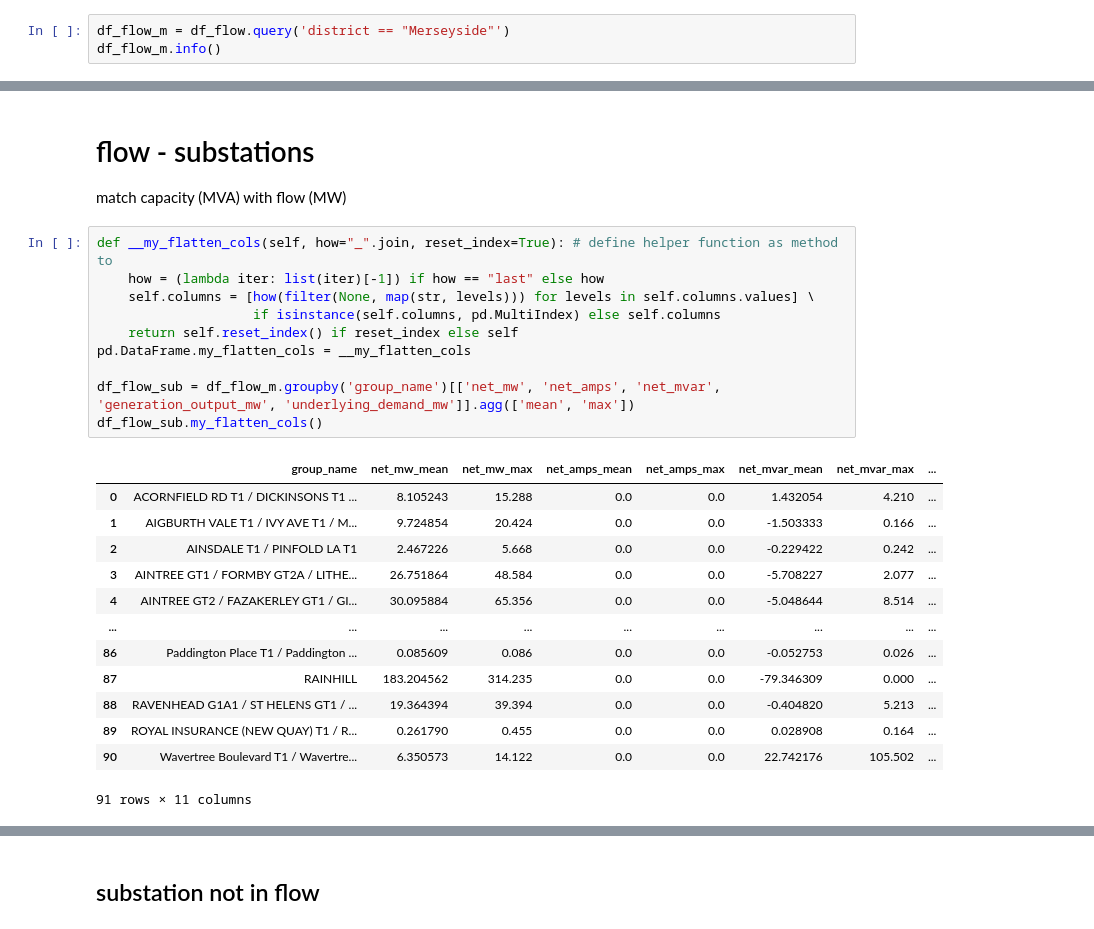
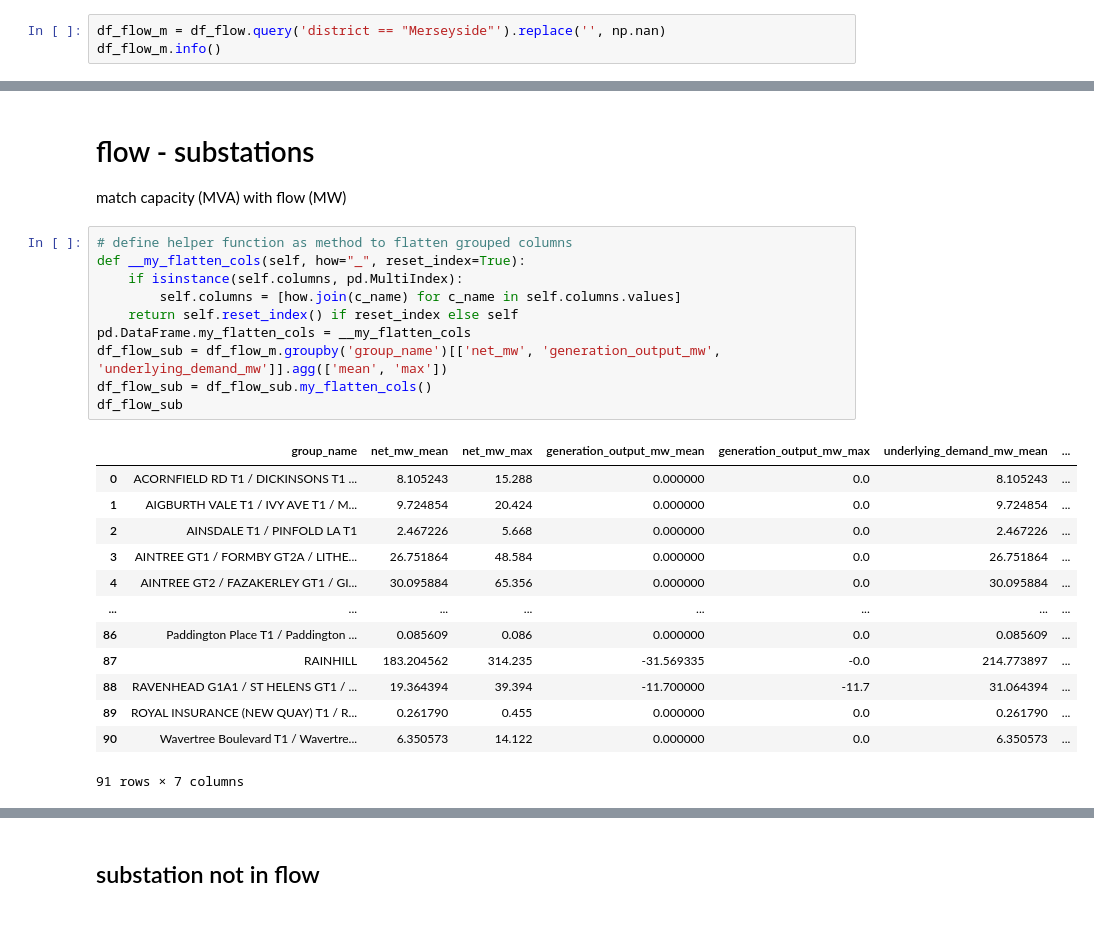
Before and after one commit to frkz501/final-project-patit, a Jupyter notebook: code.ipynb, the cells around one changed output, grey strips where cells are left out. Cells and saved outputs as stored; diff of their text form.

```diff
--- a/code.ipynb
+++ b/code.ipynb
@@ -202,7 +308,7 @@ df_flow.head()
 | 3 | 2023-12-30 07:00:00 | 0 | 4.323 | 0.0 | 0.141 | NaN | NaN | NaN | ... |
 | 4 | 2023-12-30 07:30:00 | 0 | 4.481 | 0.0 | 0.117 | NaN | NaN | NaN | ... |
 # %%
-df_flow_m = df_flow.query('district == "Merseyside"')
+df_flow_m = df_flow.query('district == "Merseyside"').replace('', np.nan)
 df_flow_m.info()
 # %% [output]
 <class 'pandas.core.frame.DataFrame'>
@@ -416,27 +535,27 @@ The default value of `n_init` will change from 10 to 'auto' in 1.4. Set the valu
 # flow - substations
 match capacity (MVA) with flow (MW)
 # %%
-def __my_flatten_cols(self, how="_".join, reset_index=True): # define helper function as method to
-    how = (lambda iter: list(iter)[-1]) if how == "last" else how
-    self.columns = [how(filter(None, map(str, levels))) for levels in self.columns.values] \
-                    if isinstance(self.columns, pd.MultiIndex) else self.columns
+# define helper function as method to flatten grouped columns
+def __my_flatten_cols(self, how="_", reset_index=True):
+    if isinstance(self.columns, pd.MultiIndex):
+        self.columns = [how.join(c_name) for c_name in self.columns.values]
     return self.reset_index() if reset_index else self
 pd.DataFrame.my_flatten_cols = __my_flatten_cols
-
-df_flow_sub = df_flow_m.groupby('group_name')[['net_mw', 'net_amps', 'net_mvar', 'generation_output_mw', 'underlying_demand_mw']].agg(['mean', 'max'])
-df_flow_sub.my_flatten_cols()
+df_flow_sub = df_flow_m.groupby('group_name')[['net_mw', 'generation_output_mw', 'underlying_demand_mw']].agg(['mean', 'max'])
+df_flow_sub = df_flow_sub.my_flatten_cols()
+df_flow_sub
 # %% [output]
-|  | group_name | net_mw_mean | net_mw_max | net_amps_mean | net_amps_max | net_mvar_mean | net_mvar_max | ... |
-| 0 | ACORNFIELD RD T1 / DICKINSONS T1 ... | 8.105243 | 15.288 | 0.0 | 0.0 | 1.432054 | 4.210 | ... |
-| 1 | AIGBURTH VALE T1 / IVY AVE T1 / M... | 9.724854 | 20.424 | 0.0 | 0.0 | -1.503333 | 0.166 | ... |
-| 2 | AINSDALE T1 / PINFOLD LA T1 | 2.467226 | 5.668 | 0.0 | 0.0 | -0.229422 | 0.242 | ... |
-| 3 | AINTREE GT1 / FORMBY GT2A / LITHE... | 26.751864 | 48.584 | 0.0 | 0.0 | -5.708227 | 2.077 | ... |
-| 4 | AINTREE GT2 / FAZAKERLEY GT1 / GI... | 30.095884 | 65.356 | 0.0 | 0.0 | -5.048644 | 8.514 | ... |
-| ... | ... | ... | ... | ... | ... | ... | ... | ... |
-| 86 | Paddington Place T1 / Paddington ... | 0.085609 | 0.086 | 0.0 | 0.0 | -0.052753 | 0.026 | ... |
-| 87 | RAINHILL | 183.204562 | 314.235 | 0.0 | 0.0 | -79.346309 | 0.000 | ... |
-| 88 | RAVENHEAD G1A1 / ST HELENS GT1 / ... | 19.364394 | 39.394 | 0.0 | 0.0 | -0.404820 | 5.213 | ... |
-| 89 | ROYAL INSURANCE (NEW QUAY) T1 / R... | 0.261790 | 0.455 | 0.0 | 0.0 | 0.028908 | 0.164 | ... |
-| 90 | Wavertree Boulevard T1 / Wavertre... | 6.350573 | 14.122 | 0.0 | 0.0 | 22.742176 | 105.502 | ... |
+|  | group_name | net_mw_mean | net_mw_max | generation_output_mw_mean | generation_output_mw_max | underlying_demand_mw_mean | ... |
+| 0 | ACORNFIELD RD T1 / DICKINSONS T1 ... | 8.105243 | 15.288 | 0.000000 | 0.0 | 8.105243 | ... |
+| 1 | AIGBURTH VALE T1 / IVY AVE T1 / M... | 9.724854 | 20.424 | 0.000000 | 0.0 | 9.724854 | ... |
+| 2 | AINSDALE T1 / PINFOLD LA T1 | 2.467226 | 5.668 | 0.000000 | 0.0 | 2.467226 | ... |
+| 3 | AINTREE GT1 / FORMBY GT2A / LITHE... | 26.751864 | 48.584 | 0.000000 | 0.0 | 26.751864 | ... |
+| 4 | AINTREE GT2 / FAZAKERLEY GT1 / GI... | 30.095884 | 65.356 | 0.000000 | 0.0 | 30.095884 | ... |
+| ... | ... | ... | ... | ... | ... | ... | ... |
+| 86 | Paddington Place T1 / Paddington ... | 0.085609 | 0.086 | 0.000000 | 0.0 | 0.085609 | ... |
+| 87 | RAINHILL | 183.204562 | 314.235 | -31.569335 | -0.0 | 214.773897 | ... |
+| 88 | RAVENHEAD G1A1 / ST HELENS GT1 / ... | 19.364394 | 39.394 | -11.700000 | -11.7 | 31.064394 | ... |
+| 89 | ROYAL INSURANCE (NEW QUAY) T1 / R... | 0.261790 | 0.455 | 0.000000 | 0.0 | 0.261790 | ... |
+| 90 | Wavertree Boulevard T1 / Wavertre... | 6.350573 | 14.122 | 0.000000 | 0.0 | 6.350573 | ... |
-91 rows × 11 columns
+91 rows × 7 columns
 # %%
```
Also changed, not shown: parts of 53 cells of this notebook.
